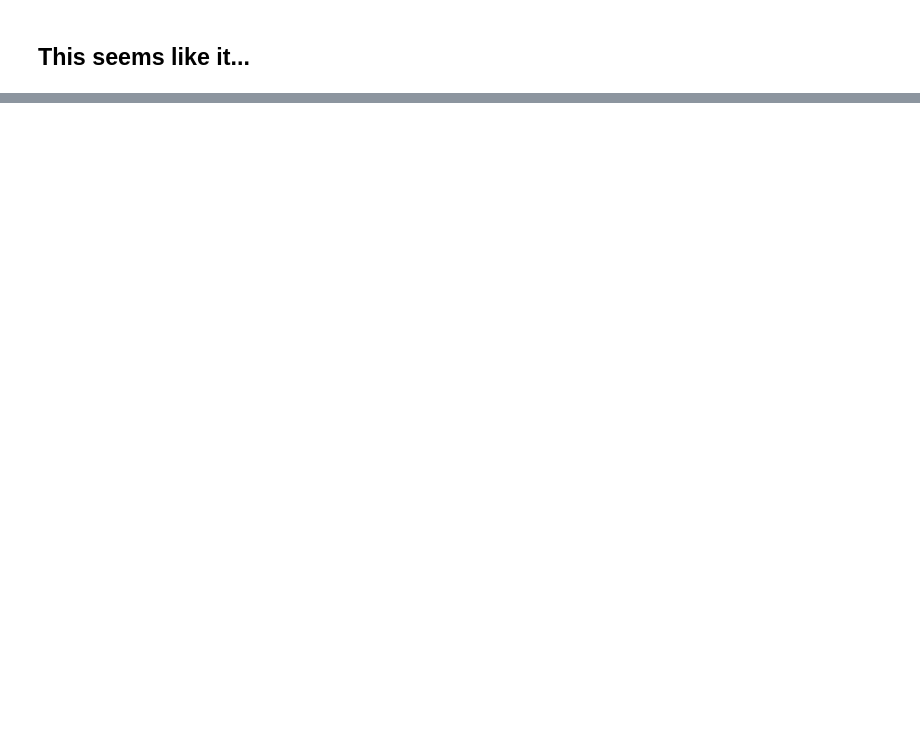
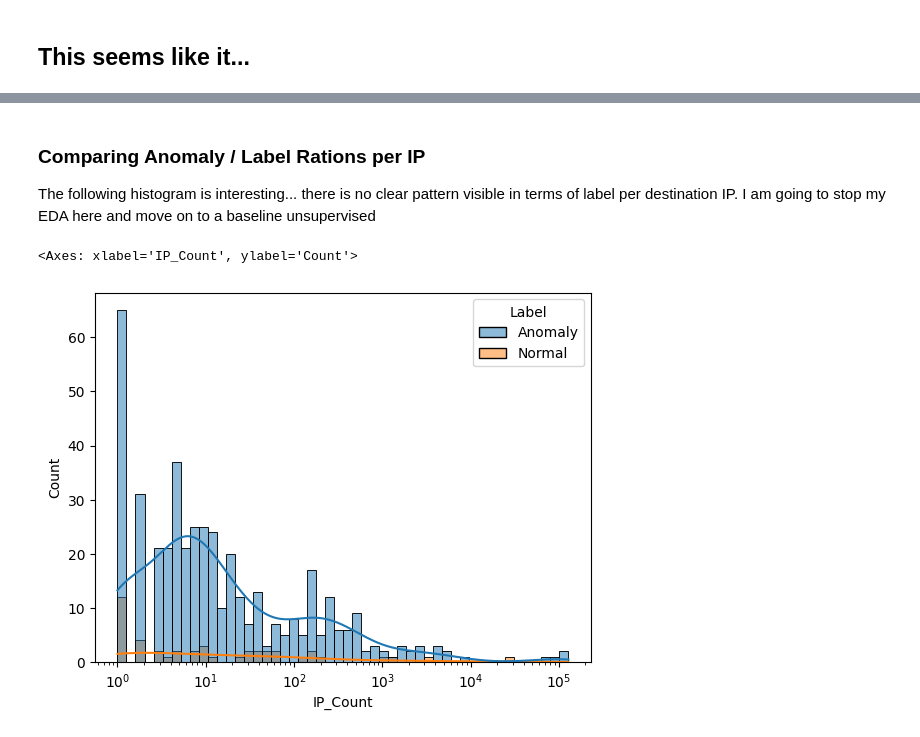
Before and after one commit to rjurney/netography, a Jupyter notebook: Exploratory Data Analysis.ipynb, the cells around one changed output, grey strips where cells are left out. Cells and saved outputs as stored; diff of their text form; code cells hidden in the pictures; blank space fills up the shorter version.

```diff
--- a/Exploratory Data Analysis.ipynb
+++ b/Exploratory Data Analysis.ipynb
@@ -94,0 +205,3 @@ train_df[train_df.Flow_ID == "163.152.127.193-192.168.0.13-10101-56361-17"].sort
+# %%
+ip_counts = train_df[["Dst_IP", "Label"]].value_counts().sort_index()
+ip_counts
@@ -94,0 +222,3 @@ train_df[train_df.Flow_ID == "163.152.127.193-192.168.0.13-10101-56361-17"].sort
+# %%
+ip_val_counts = ip_counts.reset_index().rename(columns={"count": "IP_Count"})
+ip_val_counts
@@ -94,0 +239,9 @@ train_df[train_df.Flow_ID == "163.152.127.193-192.168.0.13-10101-56361-17"].sort
+# %% [markdown]
+### Comparing Anomaly / Label Rations per IP
+
+The following histogram is interesting... there is no clear pattern visible in terms of label per destination IP. I am going to stop my EDA here and move on to a baseline unsupervised
+# %%
+sns.histplot(data=ip_val_counts, x="IP_Count", hue="Label", kde=True, bins=50, log_scale=True)
+# %% [output]
+<Axes: xlabel='IP_Count', ylabel='Count'>
+[figure, added]
```
Also changed, not shown: parts of 33 cells of this notebook.
